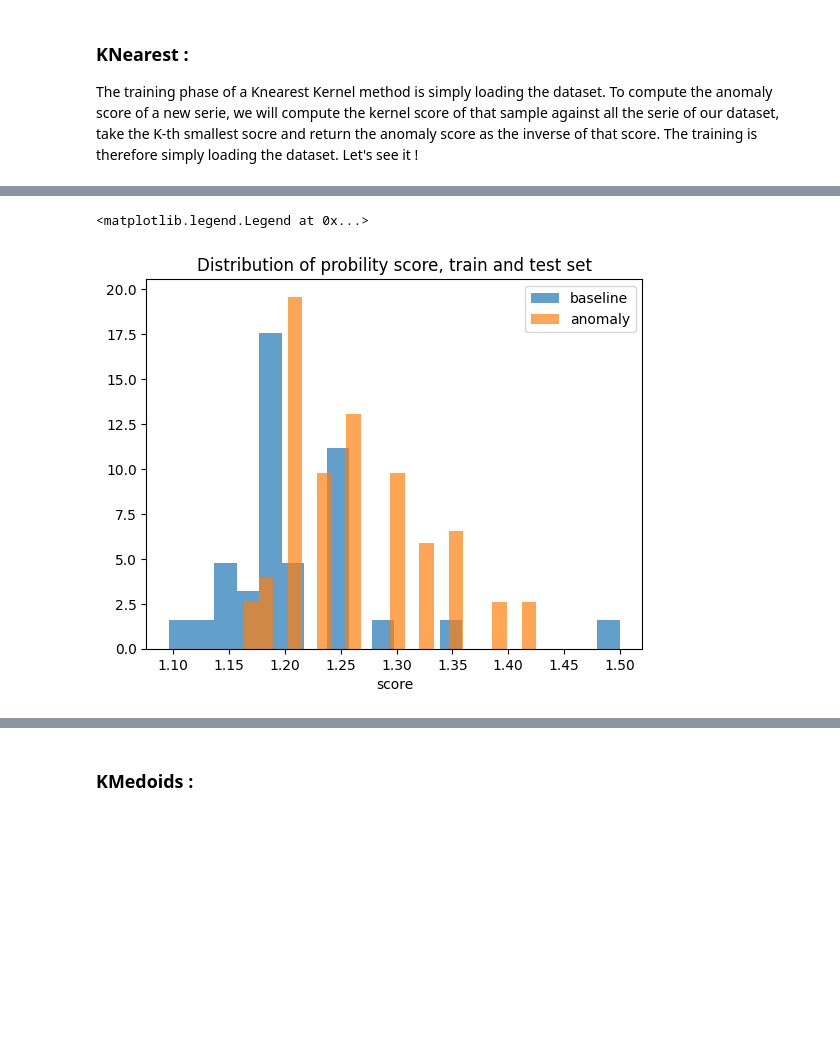
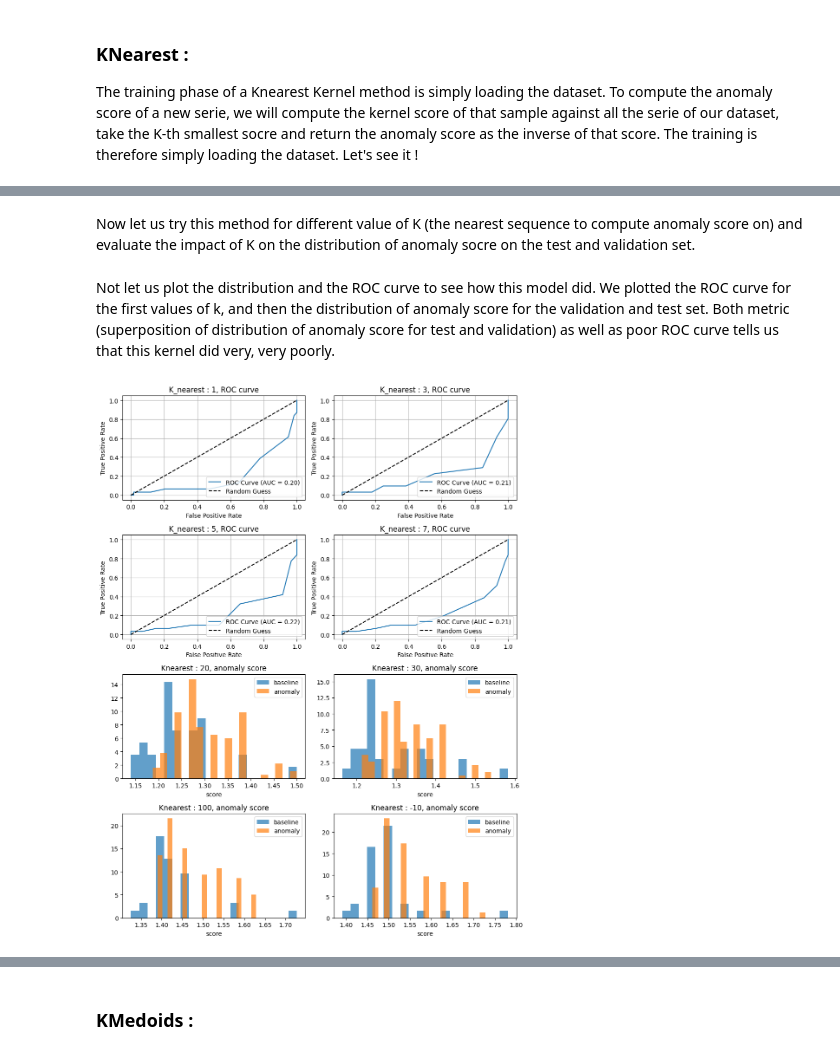
Before and after one commit to midsougou/DAD_library, a Jupyter notebook: dataset_explorer.ipynb, the cells around one changed output, grey strips where cells are left out. Saved outputs shown, nothing was run; the diff lists cells and outputs as text; code cells hidden in the pictures; blank space fills up the shorter version.

Commit message:
kernell add

```diff
--- a/dataset_explorer.ipynb
+++ b/dataset_explorer.ipynb
@@ -135,14 +164,41 @@ Now let us plot the distribution of the validation score and the test score to s
-# %%
-knearest_dad.set_k(10)
-train_proba = knearest_dad.predict_proba(baseline_validation)
-test_proba = knearest_dad.predict_proba(anomaly_sample)
-# %%
-fig, ax = plt.subplots()
-ax.hist(train_proba, bins=20, label="baseline", alpha=0.7, density=True)
-ax.hist(test_proba, bins=20,  label="anomaly", alpha=0.7, density=True)
-ax.set_title('Distribution of probility score, train and test set')
-ax.set_xlabel("score")
-ax.legend()
-# %% [output]
-<matplotlib.legend.Legend at 0x...>
-[figure, removed]
+# %% [markdown]
+Now let us try this method for different value of K (the nearest sequence to compute anomaly score on) and evaluate the impact of K on the distribution of anomaly socre on the test and validation set.
+# %%
+knearest_dad.set_knearest(1)
+validation_proba_1 = knearest_dad.predict_proba(baseline_validation)
+test_proba_1 = knearest_dad.predict_proba(anomaly_sample)
+knearest_dad.set_knearest(3)
+validation_proba_3 = knearest_dad.predict_proba(baseline_validation)
+test_proba_3 = knearest_dad.predict_proba(anomaly_sample)
+knearest_dad.set_knearest(7)
+validation_proba_7 = knearest_dad.predict_proba(baseline_validation)
+test_proba_7 = knearest_dad.predict_proba(anomaly_sample)
+knearest_dad.set_knearest(15)
+validation_proba_15 = knearest_dad.predict_proba(baseline_validation)
+test_proba_15 = knearest_dad.predict_proba(anomaly_sample)
+knearest_dad.set_knearest(30)
+validation_proba_30 = knearest_dad.predict_proba(baseline_validation)
+test_proba_30 = knearest_dad.predict_proba(anomaly_sample)
+knearest_dad.set_knearest(100)
+validation_proba_100= knearest_dad.predict_proba(baseline_validation)
+test_proba_100 = knearest_dad.predict_proba(anomaly_sample)
+knearest_dad.set_knearest(-10)
+validation_proba_minus_10 = knearest_dad.predict_proba(baseline_validation)
+test_proba_minus_10 = knearest_dad.predict_proba(anomaly_sample)
+# %% [markdown]
+Not let us plot the distribution and the ROC curve to see how this model did. We plotted the ROC curve for the first values of k, and then the distribution of anomaly score for the validation and test set. Both metric (superposition of distribution of anomaly score for test and validation) as well as poor ROC curve tells us that this kernel did very, very poorly.
+# %%
+fig, ((ax1, ax2), (ax3, ax4), (ax5, ax6), (ax7, ax8)) = plt.subplots(4, 2)
+fig.set_figwidth(10)
+fig.set_figheight(13)
+plot_AUC_score(validation_proba_1, test_proba_1, ax1, 1)
+plot_AUC_score(validation_proba_3, test_proba_3, ax2, 3)
+plot_AUC_score(validation_proba_5, test_proba_5, ax3, 5)
+plot_AUC_score(validation_proba_7, test_proba_7, ax4, 7)
+plot_proba_distribution(validation_proba_15, test_proba_15, ax5, 20)
+plot_proba_distribution(validation_proba_30, test_proba_30, ax6, 30)
+plot_proba_distribution(validation_proba_100, test_proba_100, ax7, 100)
+plot_proba_distribution(validation_proba_minus_10, test_proba_minus_10, ax8,-10)
+fig.tight_layout()
+# %% [output]
+[figure, added]
```
Also changed, not shown: parts of 18 cells of this notebook, 12 other files.
